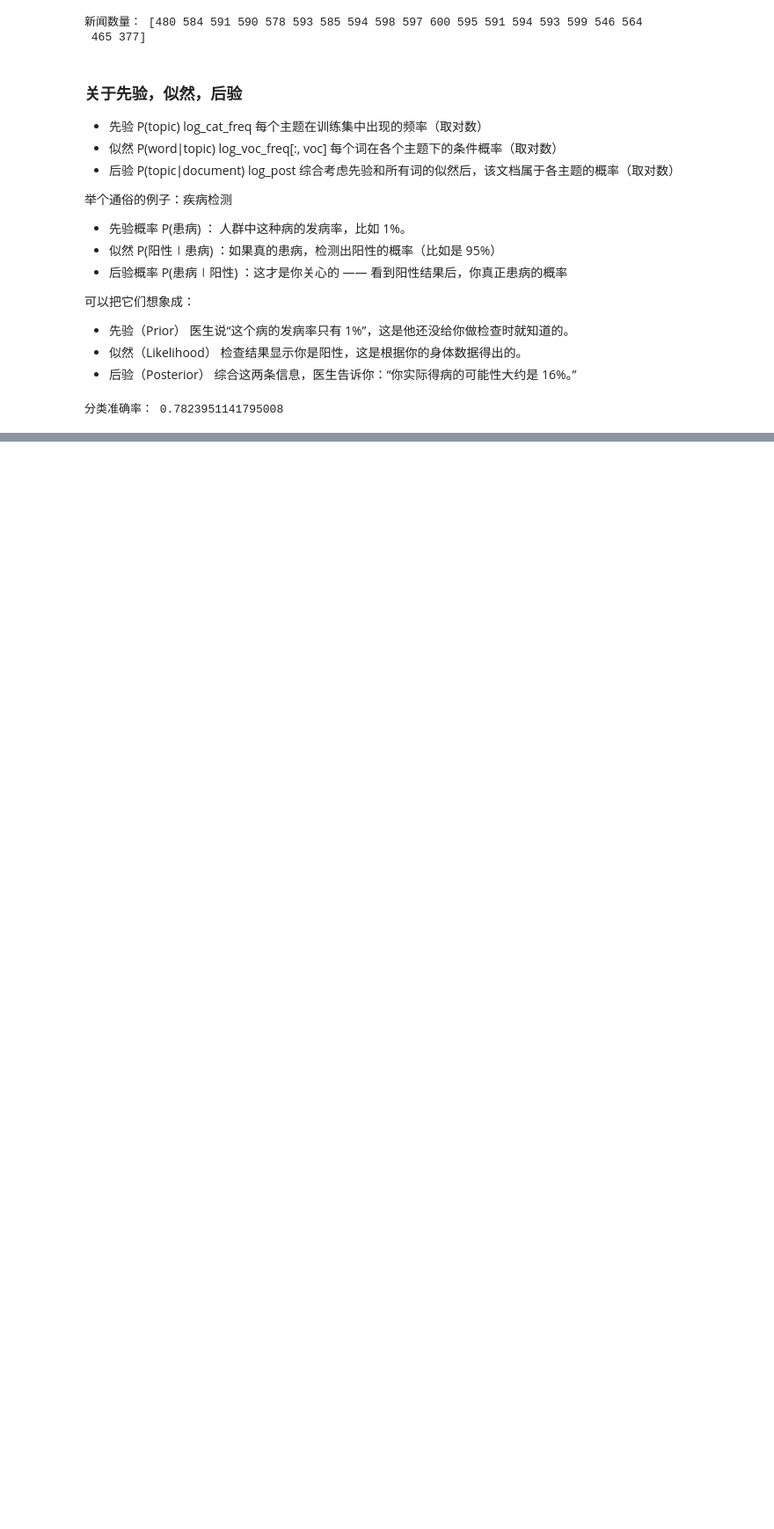
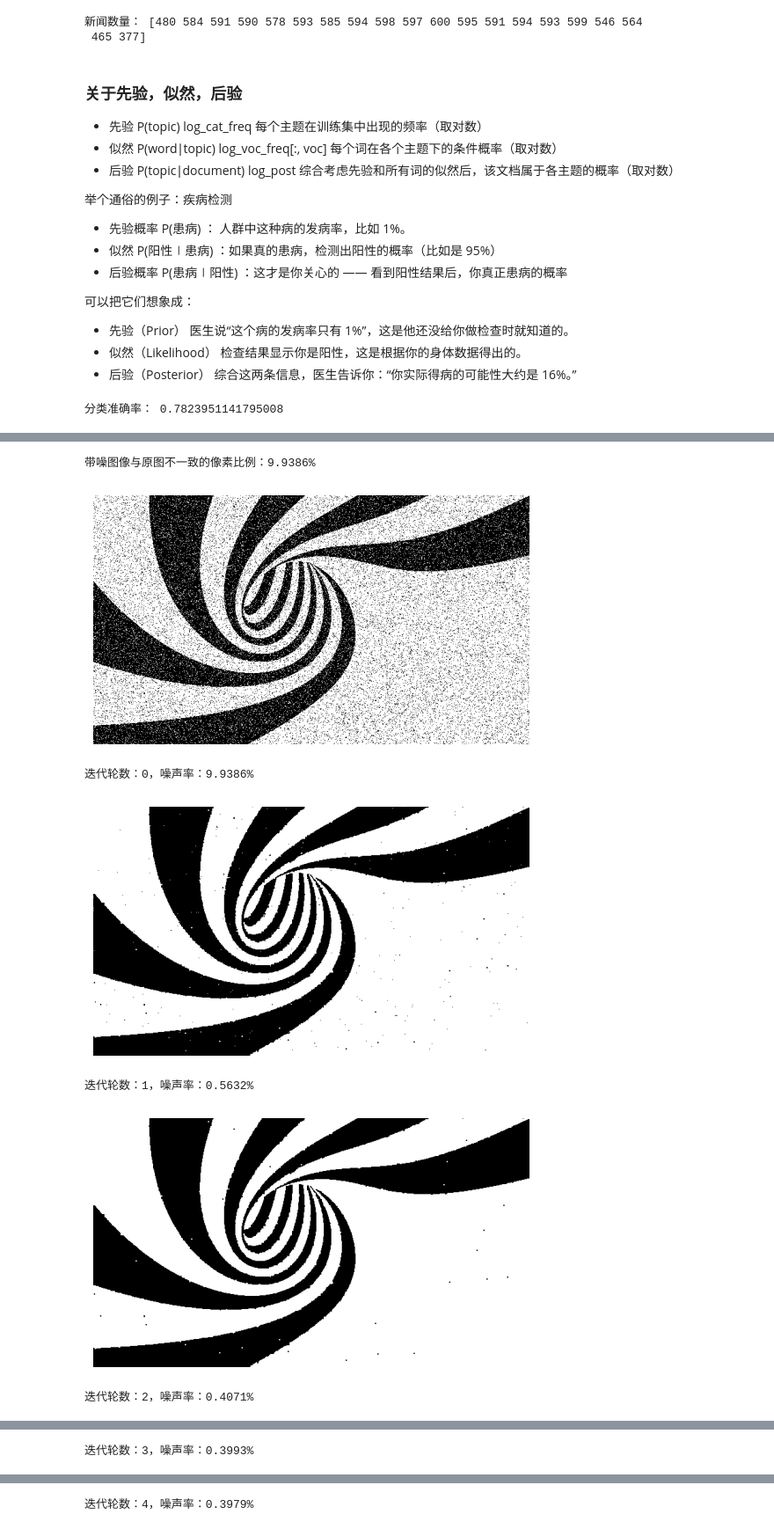
Before and after one commit to Luli3220/ML-Learning, a Jupyter notebook: 16 Probability Graph Models/Probability Graph Models.ipynb, the cells around one changed output, grey strips where cells are left out. Shown at 88% size. Cells and saved outputs as stored; diff of their text form; code cells hidden in the pictures; blank space fills up the shorter version.

```diff
--- a/16 Probability Graph Models/Probability Graph Models.ipynb
+++ b/16 Probability Graph Models/Probability Graph Models.ipynb
@@ -150,0 +161,22 @@ print('分类准确率：', acc)
+# %%
+import matplotlib.image as mping
+import matplotlib.pyplot as plt
+
+#读取原图
+orig_img=np.array(mping.imread('origimg.jpg'),dtype=int)
+orig_img[orig_img<128]=-1  #黑色设为-1
+orig_img[orig_img>=120]=1  #白色设为1
+
+#读取带噪图像
+noisy_img=np.array(mping.imread('noisyimg.jpg'),dtype=int)
+noisy_img[noisy_img<128]=-1
+noisy_img[noisy_img>=128]=1
+# %%
+def compute_noise_rate(noisy,orig):
+    err=np.sum(noisy!=orig)
+    return err/orig.size
+
+init_noise_rate=compute_noise_rate(noisy_img,orig_img)
+print (f'带噪图像与原图不一致的像素比例：{init_noise_rate * 100:.4f}%')
+# %% [output]
+带噪图像与原图不一致的像素比例：9.9386%
@@ -150,0 +204,39 @@ print('分类准确率：', acc)
+# %%
+#超参数
+alpha=2.1
+beta=1.0
+max_iter=5
+
+plt.figure()
+plt.axis('off')
+plt.imshow(noisy_img,cmap='binary_r')
+plt.show()
+noisy_rate=compute_noise_rate(noisy_img,orig_img)*100
+print(f'迭代轮数：{0}，噪声率：{noisy_rate:.4f}%')
+
+#逐像素优化
+X=np.copy(noisy_img)
+for k in range(max_iter):
+    for i in range(X.shape[0]):
+        for j in range(X.shape[1]):
+            # 当前像素取1和-1的能量
+            X[i,j]=1
+            pos_energy=compute_energy(X,noisy_img,i,j,alpha,beta)
+            X[i,j]=-1
+            neg_energy=compute_energy(X,noisy_img,i,j,alpha,beta)
+            #设为能量最低的值
+            X[i,j]=1 if pos_energy<neg_energy else -1
+
+    plt.figure()
+    plt.axis('off')
+    plt.imshow(X,cmap='binary_r')
+    plt.show()
+    noisy_rate=compute_noise_rate(X,orig_img)*100
+    print(f'迭代轮数：{k+1}，噪声率：{noisy_rate:.4f}%')
+# %% [output]
+[figure, added]
+迭代轮数：0，噪声率：9.9386%
+[figure, added]
+迭代轮数：1，噪声率：0.5632%
+[figure, added]
+迭代轮数：2，噪声率：0.4071%
@@ -150,0 +244 @@ print('分类准确率：', acc)
+迭代轮数：3，噪声率：0.3993%
@@ -150,0 +246 @@ print('分类准确率：', acc)
+迭代轮数：4，噪声率：0.3979%
```
Also changed, not shown: parts of 4 cells of this notebook, 3 other files.
